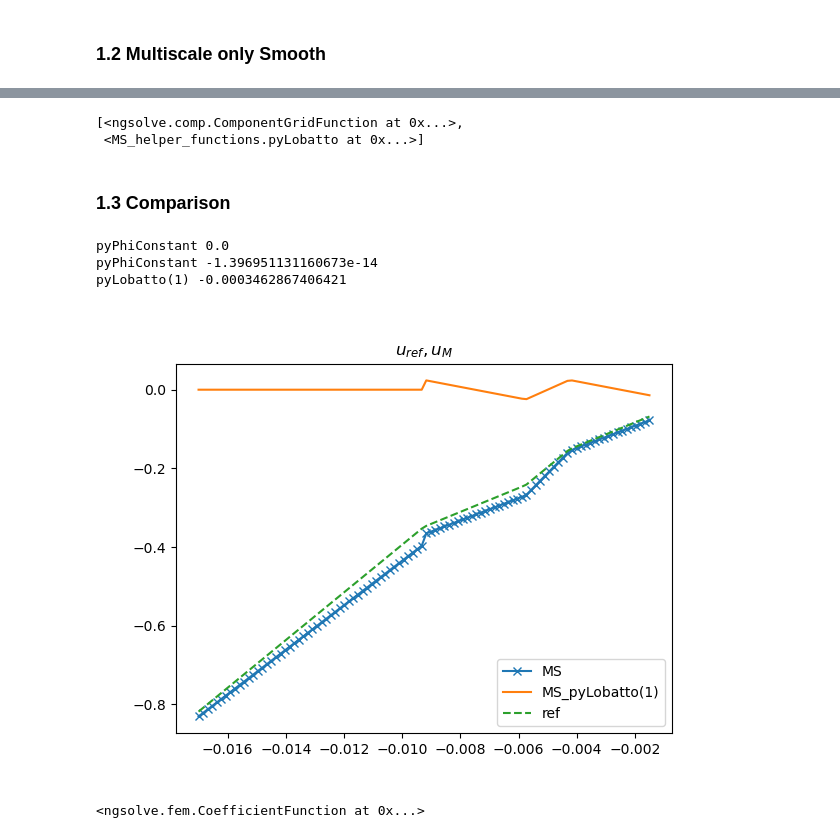
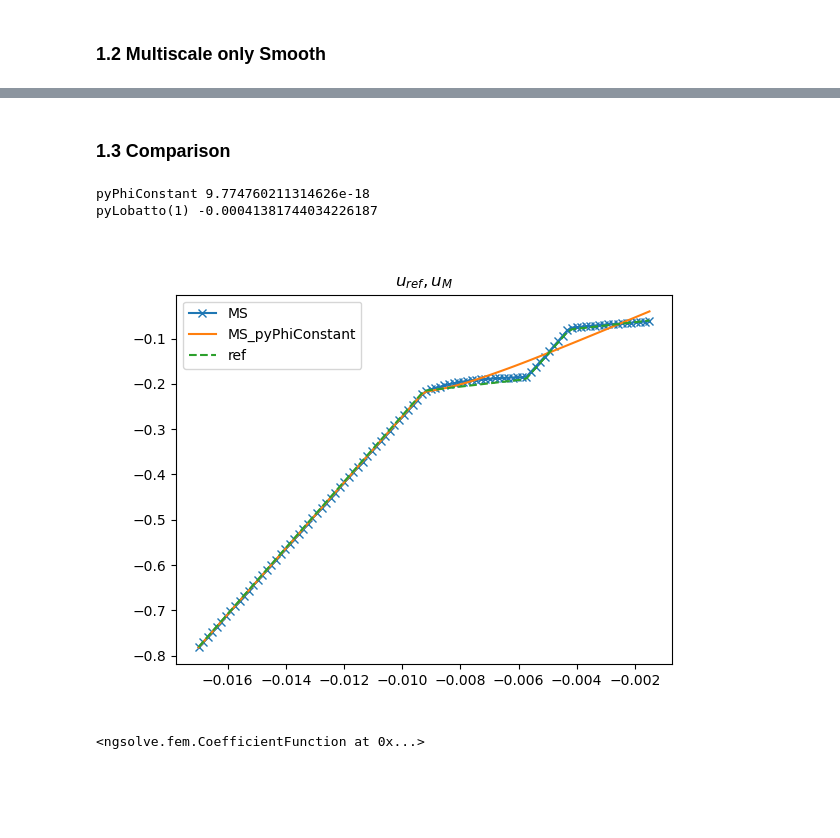
Before and after one commit to vhanser/ngsolveexample, a Jupyter notebook: content/multiscale/multiscale1D.ipynb, the cells around one changed output, grey strips where cells are left out. Drawn from its saved outputs; the diff is of its cells as text; code cells hidden in the pictures; blank space fills up the shorter version.

```diff
--- a/content/multiscale/multiscale1D.ipynb
+++ b/content/multiscale/multiscale1D.ipynb
@@ -15,7 +15,7 @@ from myPackage import evalOnLine
 from myPackage import Draw1d as Draw
 # %%
 lambda1 = 1
-lambda2 = 2
+lambda2 = 10
 
 order0 = 2
 # %%
@@ -40,7 +40,7 @@ modelHalfAir=False
 
 
 meshRef = makeMesh1D(num_sheets=numSheets, size_all=D, size_core=d, ff=ff,
-        MS = False, use_gap=True, steps_air = [1, 1, 1, 1], steps_Fe = [1, 1, 1, 1], steps_gap=[1],
+        MS = False, use_gap=True, steps_air = [1, 1, 1, 1], steps_Fe = [0.1, 1, 1, 1, 1, 0.1], steps_gap=[1],
         fullProblemX=True)
 print("Boundaries", set(meshRef.GetBoundaries()))
 print("Materials", set(meshRef.GetMaterials()))
@@ -104,7 +104,7 @@ energy: 47.75022956841117
 ### 1.2 Multiscale only Smooth
 # %%
 meshMS = makeMesh1D(num_sheets=numSheets, size_all=D, size_core=d, ff=ff,
-        MS = True, use_gap=True, steps_air = [1, 1, 1, 1], steps_Fe = [1]*10, steps_gap=[1],
+        MS = True, use_gap=True, steps_air = [1]*10, steps_Fe = [1]*10, steps_gap=[1],
         fullProblemX=True, modelHalfAir=modelHalfAir)
 print(meshMS.GetMaterials())
 print(set(meshMS.GetBoundaries()))
@@ -394,44 +391,39 @@ plt.show()
 cl_gradgradMS.sol_comp
 cl_gradgradMS.sol_pack
 sol_comp = [cl_gradgradMS.sol_pack[i][0] * cl_gradgradMS.sol_pack[i][1] for i in range(len(cl_gradgradMS.sol_pack))]
-cl_gradgradMS.sol_pack[2]
-# %% [output]
-[<ngsolve.comp.ComponentGridFunction at 0x...>,
- <MS_helper_functions.pyLobatto at 0x...>]
 # %% [markdown]
 ### 1.3 Comparison
 # %%
 
 
 start = -d/2*1.01
 end = -d/2*0.9
 
 # start = d/2*0.95
 # end = d/2*1.02
 
 
 plt.figure(2)
 start = -d/2 - 2*dFe
 end = -d/2 + d0+dFe*2
 
 [print(sol_pack_MS[i][1].name, Integrate(sol_pack_MS[i][0], meshRef, definedon=meshMS.Materials("medium"))) for i in range(len(sol_comp_MS))]
 
 
 evalOnLine(sum(sol_comp_MS) , meshRef, [start, 0, 0], [end, 0, 0], plot=True, ls='-', marker="x", clear=True, label="MS", show=False, N=100, x_start_fig=start);
 
 #[evalOnLine(sol_comp_MS[i] , meshRef, [start, 0, 0], [end, 0, 0], plot=True, ls='-', marker="", clear=False, label="MS_"+sol_pack_MS[i][1].name, show=False, N=100, x_start_fig=start) for i in range(len(sol_comp_MS))];
-i = 2
+i = 0
 evalOnLine(sol_comp_MS[i][0] , meshRef, [start, 0, 0], [end, 0, 0], plot=True, ls='-', marker="", clear=False, label="MS_"+sol_pack_MS[i][1].name, show=False, N=100, x_start_fig=start)
 evalOnLine(sol_ref , meshRef, [start, 0 , 0], [end, 0, 0], plot=True, ls='--', marker="", show=False, clear=False, label="ref", N = 100, title=r"$u_{ref}, u_{M}$", x_start_fig=start);
 
 
 plt.legend()
 plt.show()
 # %% [output]
-pyPhiConstant 0.0
-pyPhiConstant -1.396951131160673e-14
-pyLobatto(1) -0.0003462867406421
+pyPhiConstant 9.774760211314626e-18
+pyLobatto(1) -0.00041381744034226187
-[figure, old version]
+[figure, new version]
 # %%
 energy =  Integrate(getIntegrand4BFI(cl_gradgradMS.gradsol_pack, cl_gradgradMS.gradsol_pack, lambda2, lambda1), meshMS,
                                                 definedon=meshMS.Materials("multiscale"))
```
Also changed, not shown: parts of 11 cells of this notebook, 2 other files.
